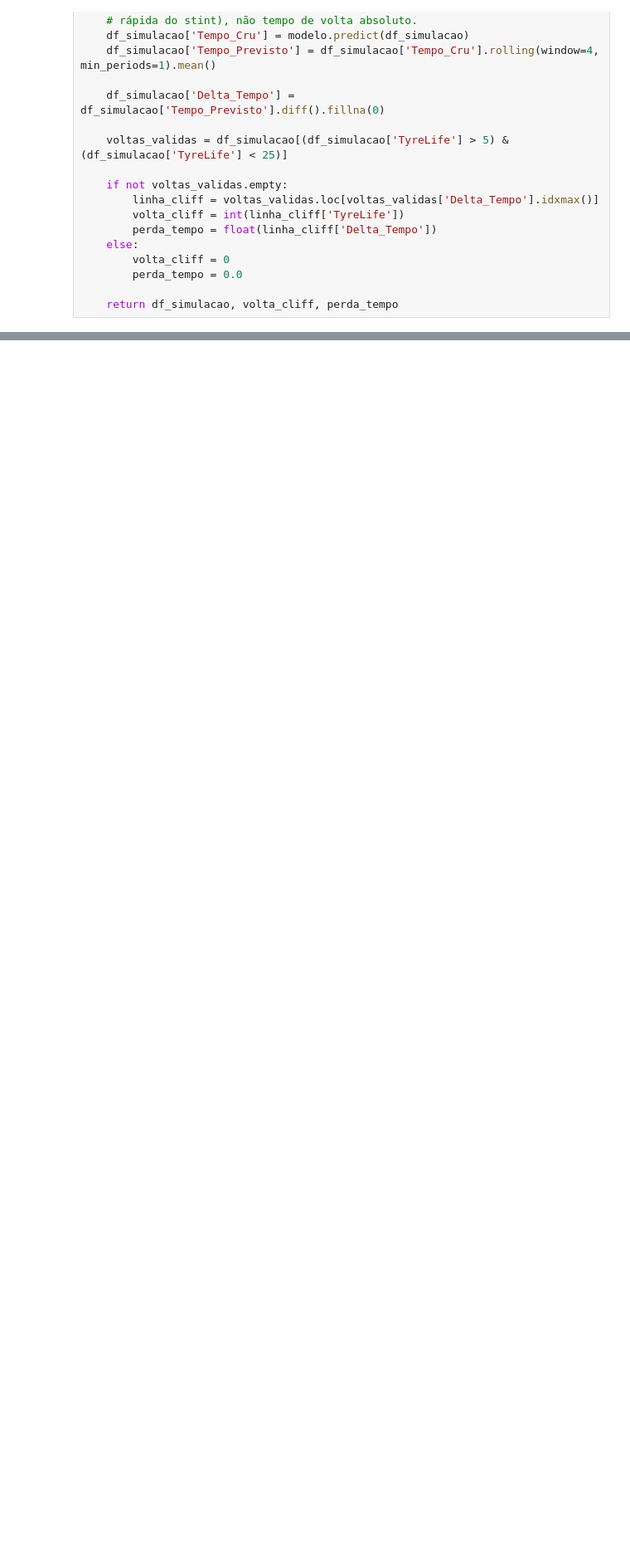
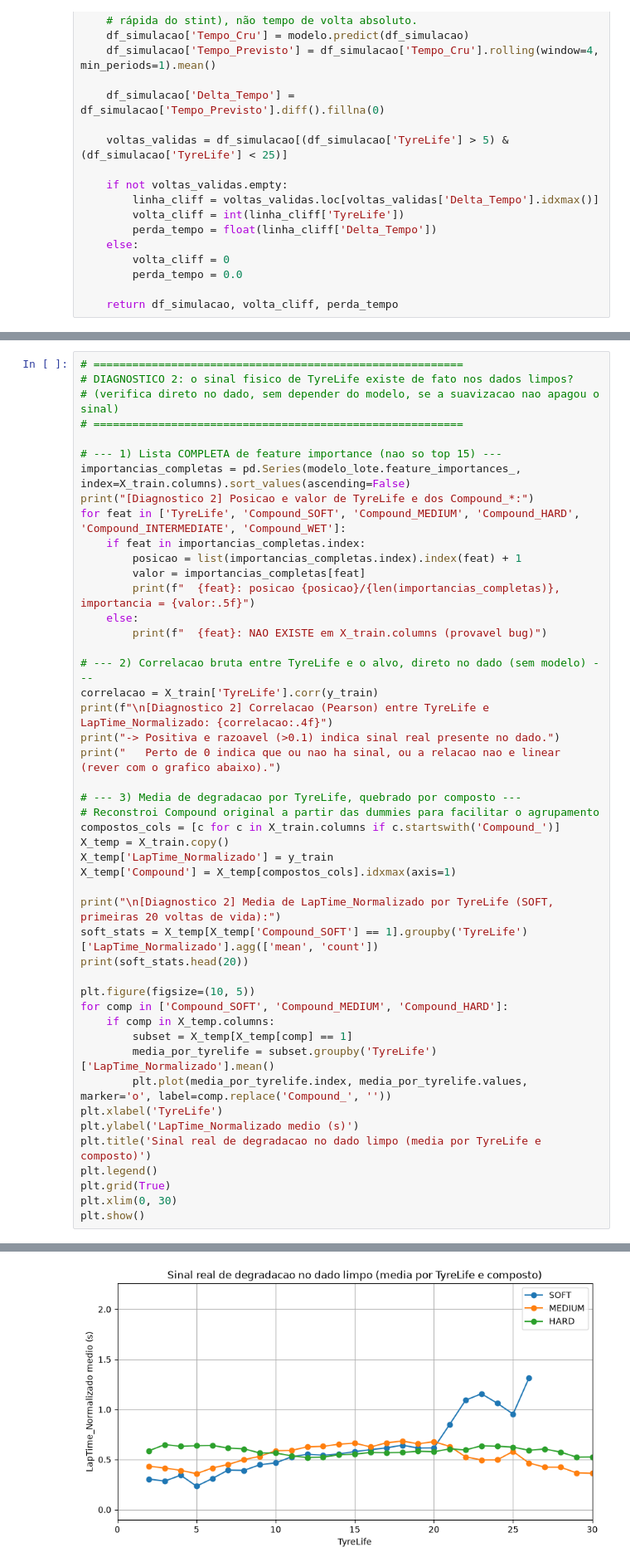
Before and after one commit to Guilherme5G/APEX-f1-strategy-predictor, a Jupyter notebook: notebooks/03_strategy_simulation.ipynb, the cells around one changed output, grey strips where cells are left out. Shown at 83% size. Cells and saved outputs as stored; diff of their text form; blank space fills up the shorter version.

Commit message:
feat: testando mais diagnosticos para entender possiveis erros do modelo

```diff
--- a/notebooks/03_strategy_simulation.ipynb
+++ b/notebooks/03_strategy_simulation.ipynb
@@ -273,3 +271,51 @@ EventName_Australian Grand Prix       0.017493
 dtype: float32
 -> TyreLife e os Compound_* devem estar entre as mais importantes.
    Se EventName_X ou Driver_Y dominarem, o modelo pode estar memorizando contexto em vez de aprender degradacao real.
+# %%
+# =========================================================
+# DIAGNOSTICO 2: o sinal fisico de TyreLife existe de fato nos dados limpos?
+# (verifica direto no dado, sem depender do modelo, se a suavizacao nao apagou o sinal)
+# =========================================================
+
+# --- 1) Lista COMPLETA de feature importance (nao so top 15) ---
+importancias_completas = pd.Series(modelo_lote.feature_importances_, index=X_train.columns).sort_values(ascending=False)
+print("[Diagnostico 2] Posicao e valor de TyreLife e dos Compound_*:")
+for feat in ['TyreLife', 'Compound_SOFT', 'Compound_MEDIUM', 'Compound_HARD', 'Compound_INTERMEDIATE', 'Compound_WET']:
+    if feat in importancias_completas.index:
+        posicao = list(importancias_completas.index).index(feat) + 1
+        valor = importancias_completas[feat]
+        print(f"  {feat}: posicao {posicao}/{len(importancias_completas)}, importancia = {valor:.5f}")
+    else:
+        print(f"  {feat}: NAO EXISTE em X_train.columns (provavel bug)")
+
+# --- 2) Correlacao bruta entre TyreLife e o alvo, direto no dado (sem modelo) ---
+correlacao = X_train['TyreLife'].corr(y_train)
+print(f"\n[Diagnostico 2] Correlacao (Pearson) entre TyreLife e LapTime_Normalizado: {correlacao:.4f}")
+print("-> Positiva e razoavel (>0.1) indica sinal real presente no dado.")
+print("   Perto de 0 indica que ou nao ha sinal, ou a relacao nao e linear (rever com o grafico abaixo).")
+
+# --- 3) Media de degradacao por TyreLife, quebrado por composto ---
+# Reconstroi Compound original a partir das dummies para facilitar o agrupamento
+compostos_cols = [c for c in X_train.columns if c.startswith('Compound_')]
+X_temp = X_train.copy()
+X_temp['LapTime_Normalizado'] = y_train
+X_temp['Compound'] = X_temp[compostos_cols].idxmax(axis=1)
+
+print("\n[Diagnostico 2] Media de LapTime_Normalizado por TyreLife (SOFT, primeiras 20 voltas de vida):")
+soft_stats = X_temp[X_temp['Compound_SOFT'] == 1].groupby('TyreLife')['LapTime_Normalizado'].agg(['mean', 'count'])
+print(soft_stats.head(20))
+
+plt.figure(figsize=(10, 5))
+for comp in ['Compound_SOFT', 'Compound_MEDIUM', 'Compound_HARD']:
+    if comp in X_temp.columns:
+        subset = X_temp[X_temp[comp] == 1]
+        media_por_tyrelife = subset.groupby('TyreLife')['LapTime_Normalizado'].mean()
+        plt.plot(media_por_tyrelife.index, media_por_tyrelife.values, marker='o', label=comp.replace('Compound_', ''))
+plt.xlabel('TyreLife')
+plt.ylabel('LapTime_Normalizado medio (s)')
+plt.title('Sinal real de degradacao no dado limpo (media por TyreLife e composto)')
+plt.legend()
+plt.grid(True)
+plt.xlim(0, 30)
+plt.show()
+# %% [output]
@@ -275,0 +339 @@ dtype: float32
+[figure, added]
```
Also changed, not shown: parts of 4 cells of this notebook, 1 other file.
